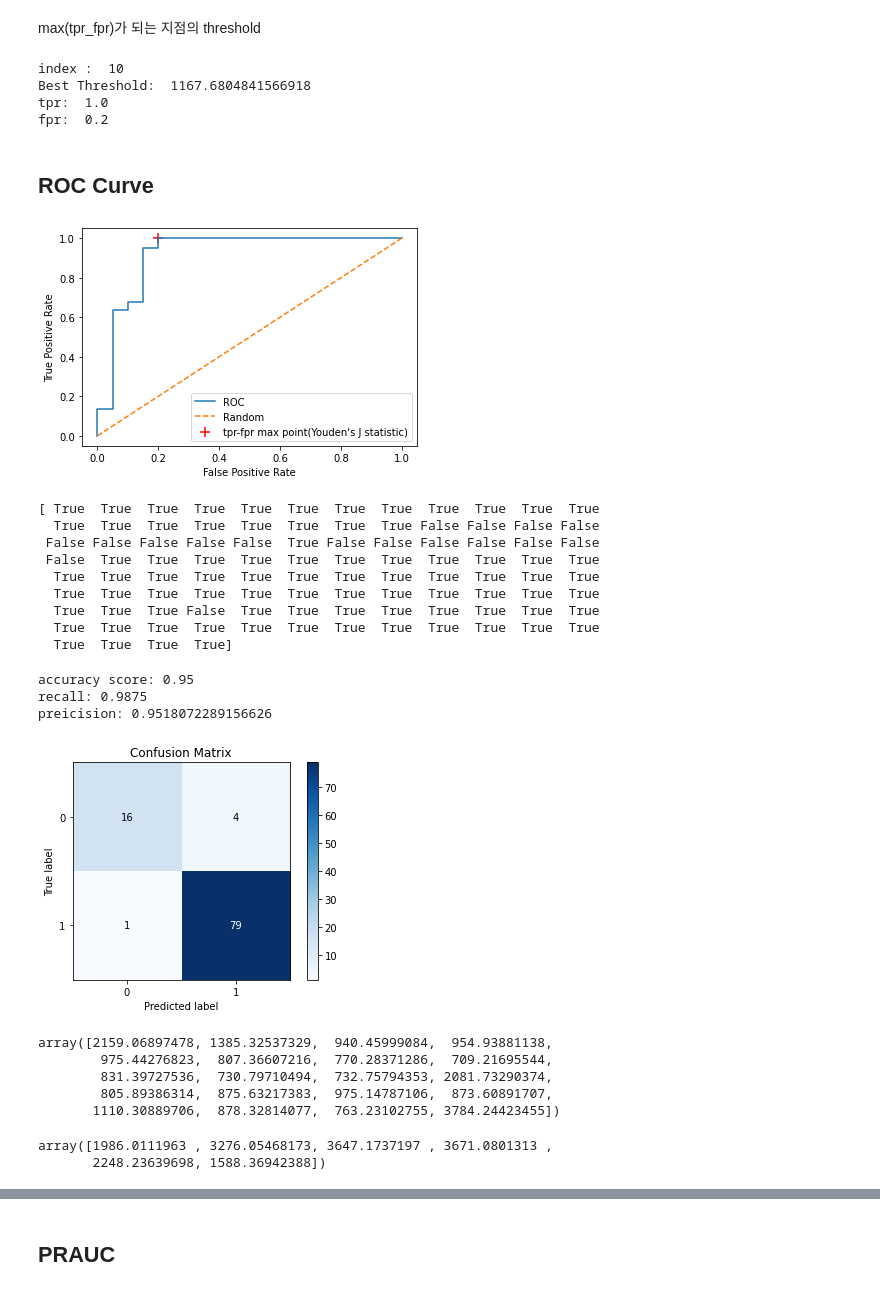
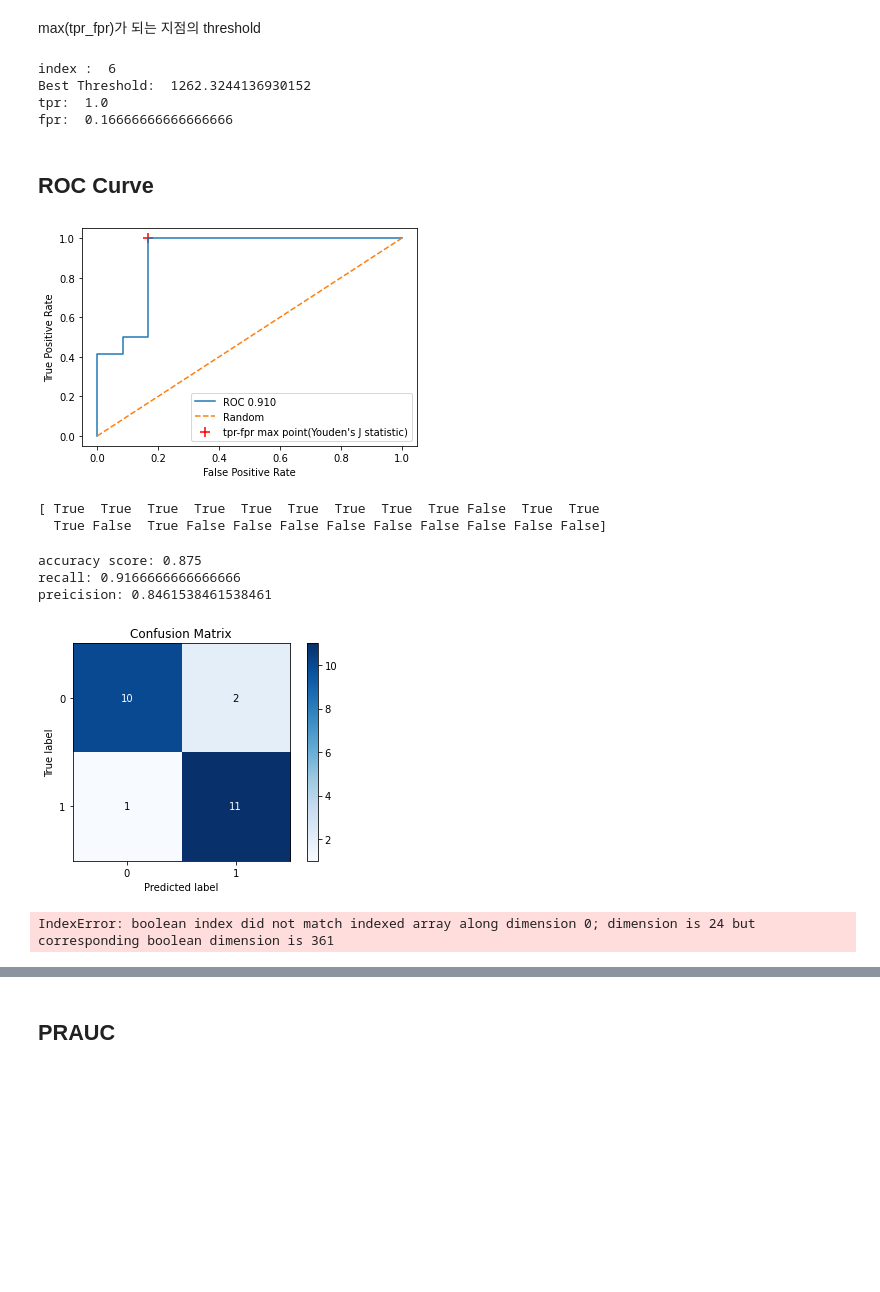
Before and after one commit to yeong95/Patch_SVDD_Battery, a Jupyter notebook: TOFU_Pretrained_결과분석.ipynb, the cells around one changed output, grey strips where cells are left out. Drawn from its saved outputs; the diff is of its cells as text; code cells hidden in the pictures; blank space fills up the shorter version.

```diff
--- a/TOFU_Pretrained_결과분석.ipynb
+++ b/TOFU_Pretrained_결과분석.ipynb
@@ -9,6 +9,6 @@ dataset_type = 'one'
 import numpy as np
 import pandas as pd
 
-ano_score = np.load(f'save/{dataset_type}_class/3_7_efficientnet_b6/det_mult_anomaly_scores.npy')
+ano_score = np.load(f'save/{dataset_type}_class/3_13_efficientnet_b6/det_mult_anomaly_scores.npy')
 print(len(ano_score))
 # %% [output]
@@ -50,5 +17,0 @@ array([[[ True,  True,  True, ...,  True,  True,  True],
-# %%
-with open("save/one_class/3_7_efficientnet_b6/64_embs_tr.pickle", "rb") as f:
-    embs_tr = pickle.load(f)
-with open("save/one_class/3_7_efficientnet_b6_2/64_embs_tr.pickle", "rb") as f:
-    embs_tr_1 = pickle.load(f)
@@ -59,21 +18,20 @@ np.sum(embs_tr != embs_tr_1)
 # %% [markdown]
 ## Label 값 받아오기
 # %%
-DATASET_PATH = f'/tf/KAIER_2022/Battery_data/{dataset_type}_class'
+DATASET_PATH = f'/tf/KAIER_2022/Battery_data/무지부_코팅부/무지부'
 
 from glob import glob
 import os
 def get_label():
-    mode = 'test_100_samples_2'
+    mode = 'test'
 
     if dataset_type == 'multi':
         normal_names = ['코팅부 경계부 불량', '무지부 줄무늬', '코팅부 접힘', '코팅부 미코팅', '코팅부 줄무늬', '코팅부 테이프', \
                      '코팅부 기재연결부', '무지부 기재연결부', '코팅부 코팅불량']
         abnormal_names = ['코팅부 버블', '코팅부 흑점', '무지부 주름', '코팅부 찍힘', '코팅부 백점', '코팅부 라벨지']
     elif dataset_type == 'one':
-        normal_names = ['코팅부 경계부 불량']
-        abnormal_names = ['무지부 줄무늬', '코팅부 접힘', '코팅부 미코팅', '코팅부 줄무늬', '코팅부 테이프', \
-                     '코팅부 기재연결부', '무지부 기재연결부', '코팅부 코팅불량', '코팅부 버블', '코팅부 흑점', '무지부 주름', '코팅부 찍힘', '코팅부 백점', '코팅부 라벨지']
+        normal_names = ['무지부 줄무늬']
+        abnormal_names = ['무지부 주름']
 
 #     normal_paths = []
 #     for name in normal_names:
@@ -110,3 +68,8 @@ def get_label():
 # %%
 label, classes, paths = get_label()
 # print(label)
+# %%
+new_idx = np.where(np.array(label)==0)[0][:12]
+label = np.array(label)
+label = label[:new_idx[-1]+1]
+ano_score = ano_score[:new_idx[-1]+1]
@@ -171,10 +138,10 @@ print("Best Threshold: ", best_thresh)
 print("tpr: ", tpr[ix])
 print("fpr: ", fpr[ix])
 # %% [output]
-index :  10
-Best Threshold:  1167.6804841566918
+index :  6
+Best Threshold:  1262.3244136930152
 tpr:  1.0
-fpr:  0.2
+fpr:  0.16666666666666666
 # %%
 # for thres in thresholds:
 #     pred = ano_score > thres
@@ -185,30 +152,23 @@ fpr:  0.2
 # %%
 import matplotlib.pyplot as plt
 
-plt.plot(fpr, tpr, label = "ROC")
+plt.plot(fpr, tpr, label = f"ROC {roc_auc_score(label, ano_score):.3f}")
 plt.scatter(fpr[ix], tpr[ix], marker = '+', s = 100, color = 'r', label = "tpr-fpr max point(Youden's J statistic)")
 # plt.scatter(fpr[103], tpr[103], marker = '+', s = 100, color = 'black', label = 'fpr 0.2 point')
 plt.plot([0.0, 1.0], [0.0, 1.0], '--', label = "Random")
 plt.xlabel("False Positive Rate")
 plt.ylabel("True Positive Rate")
 plt.legend()
 plt.show()
 # %% [output]
-[figure, old version]
+[figure, new version]
 # %%
 # Threshold를 반영한 예측값
 pred = ano_score > best_thresh
 print(pred)
 # %% [output]
-[ True  True  True  True  True  True  True  True  True  True  True  True
-  True  True  True  True  True  True  True  True False False False False
- False False False False False  True False False False False False False
- False  True  True  True  True  True  True  True  True  True  True  True
-  True  True  True  True  True  True  True  True  True  True  True  True
-  True  True  True  True  True  True  True  True  True  True  True  True
-  True  True  True False  True  True  True  True  True  True  True  True
-  True  True  True  True  True  True  True  True  True  True  True  True
-  True  True  True  True]
+[ True  True  True  True  True  True  True  True  True False  True  True
+  True False  True False False False False False False False False False]
 # %%
 pred = list(map(int, pred))
 # %%
@@ -221,23 +181,16 @@ print("accuracy score: {}" .format(accuracy_score(label, pred)))
 print("recall: {}" .format(recall_score (label, pred)))
 print("preicision: {}" .format(precision_score(label, pred)))
 # %% [output]
-accuracy score: 0.95
-recall: 0.9875
-preicision: 0.9518072289156626
+accuracy score: 0.875
+recall: 0.9166666666666666
+preicision: 0.8461538461538461
-[figure, old version]
+[figure, new version]
 # %%
 ano_score[np.array(classes) == '코팅부 경계부 불량']
 # %% [output]
-array([2159.06897478, 1385.32537329,  940.45999084,  954.93881138,
-        975.44276823,  807.36607216,  770.28371286,  709.21695544,
-        831.39727536,  730.79710494,  732.75794353, 2081.73290374,
-        805.89386314,  875.63217383,  975.14787106,  873.60891707,
-       1110.30889706,  878.32814077,  763.23102755, 3784.24423455])
+IndexError: boolean index did not match indexed array along dimension 0; dimension is 24 but corresponding boolean dimension is 361
 # %%
 ano_score[np.array(classes) == '코팅부 흑점']
-# %% [output]
-array([1986.0111963 , 3276.05468173, 3647.1737197 , 3671.0801313 ,
-       2248.23639698, 1588.36942388])
 # %%
 from sklearn.metrics import confusion_matrix
 matrix = confusion_matrix(label, pred)
```
Also changed, not shown: parts of 24 cells of this notebook, 4 other files.
